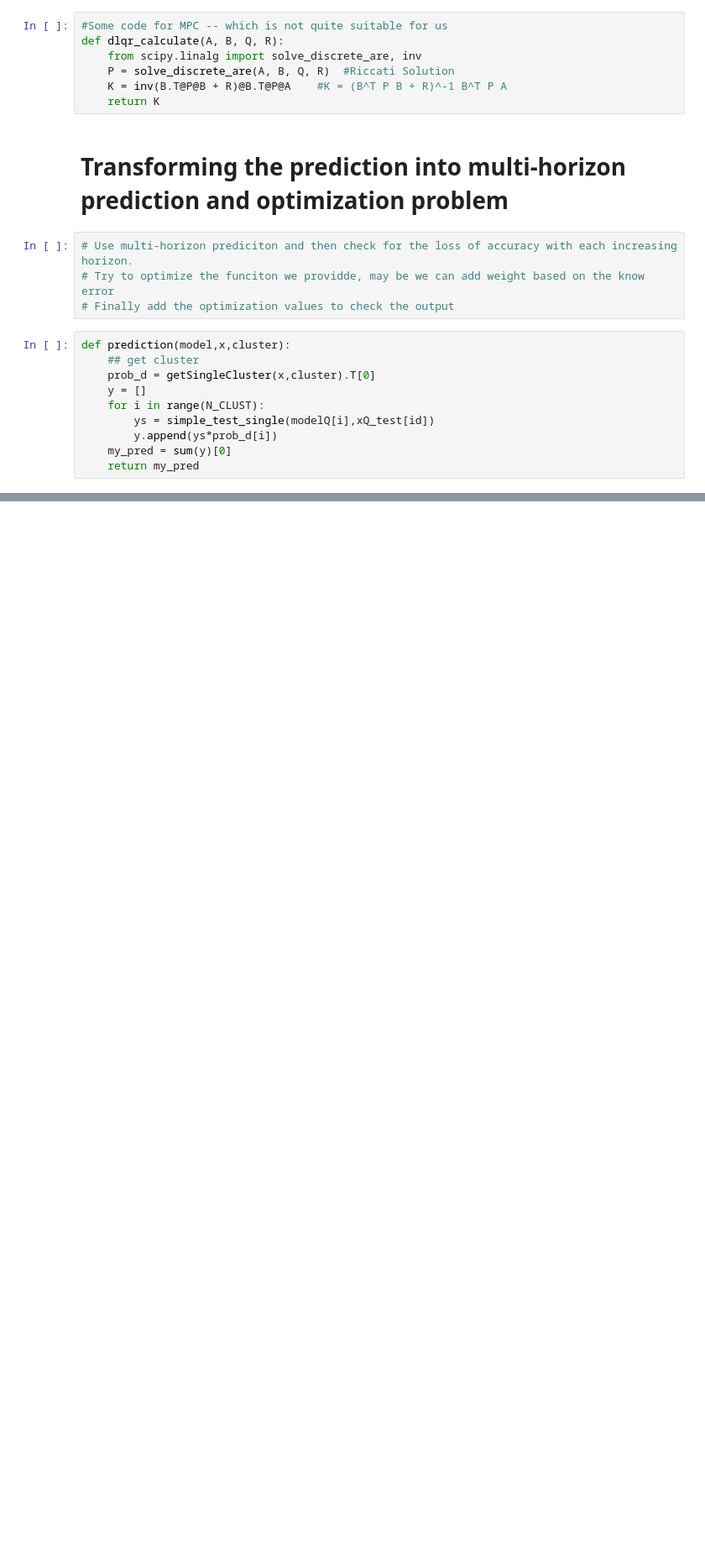
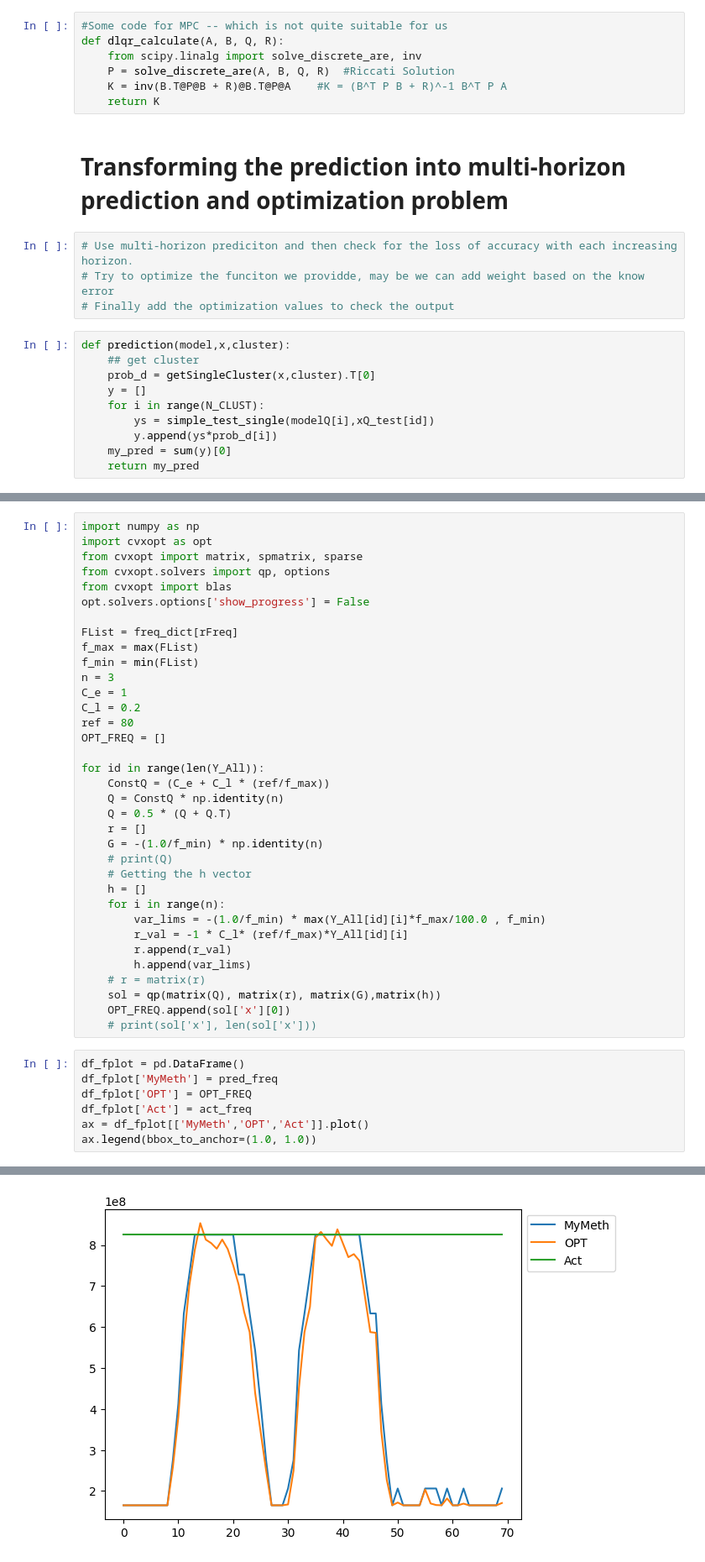
Before and after one commit to dipayan2/ARMAModel, a Jupyter notebook: PredictiveRun.ipynb, the cells around one changed output, grey strips where cells are left out. Shown at 84% size. Saved outputs shown, nothing was run; the diff lists cells and outputs as text; blank space fills up the shorter version.

```diff
--- a/PredictiveRun.ipynb
+++ b/PredictiveRun.ipynb
@@ -639,0 +654,43 @@ Optimal solution found.
+# %%
+import numpy as np
+import cvxopt as opt
+from cvxopt import matrix, spmatrix, sparse
+from cvxopt.solvers import qp, options
+from cvxopt import blas
+opt.solvers.options['show_progress'] = False
+
+FList = freq_dict[rFreq]
+f_max = max(FList)
+f_min = min(FList)
+n = 3
+C_e = 1
+C_l = 0.2
+ref = 80
+OPT_FREQ = []
+
+for id in range(len(Y_All)):
+    ConstQ = (C_e + C_l * (ref/f_max))
+    Q = ConstQ * np.identity(n)
+    Q = 0.5 * (Q + Q.T)
+    r = []
+    G = -(1.0/f_min) * np.identity(n)
+    # print(Q)
+    # Getting the h vector
+    h = []
+    for i in range(n):
+        var_lims = -(1.0/f_min) * max(Y_All[id][i]*f_max/100.0 , f_min)
+        r_val = -1 * C_l* (ref/f_max)*Y_All[id][i]
+        r.append(r_val)
+        h.append(var_lims)
+    # r = matrix(r)
+    sol = qp(matrix(Q), matrix(r), matrix(G),matrix(h))
+    OPT_FREQ.append(sol['x'][0])
+    # print(sol['x'], len(sol['x']))
+# %%
+df_fplot = pd.DataFrame()
+df_fplot['MyMeth'] = pred_freq
+df_fplot['OPT'] = OPT_FREQ
+df_fplot['Act'] = act_freq
+ax = df_fplot[['MyMeth','OPT','Act']].plot()
+ax.legend(bbox_to_anchor=(1.0, 1.0))
+# %% [output]
@@ -639,0 +698 @@ Optimal solution found.
+[figure, added]
```
Also changed, not shown: parts of 15 cells of this notebook, 1 other file.
